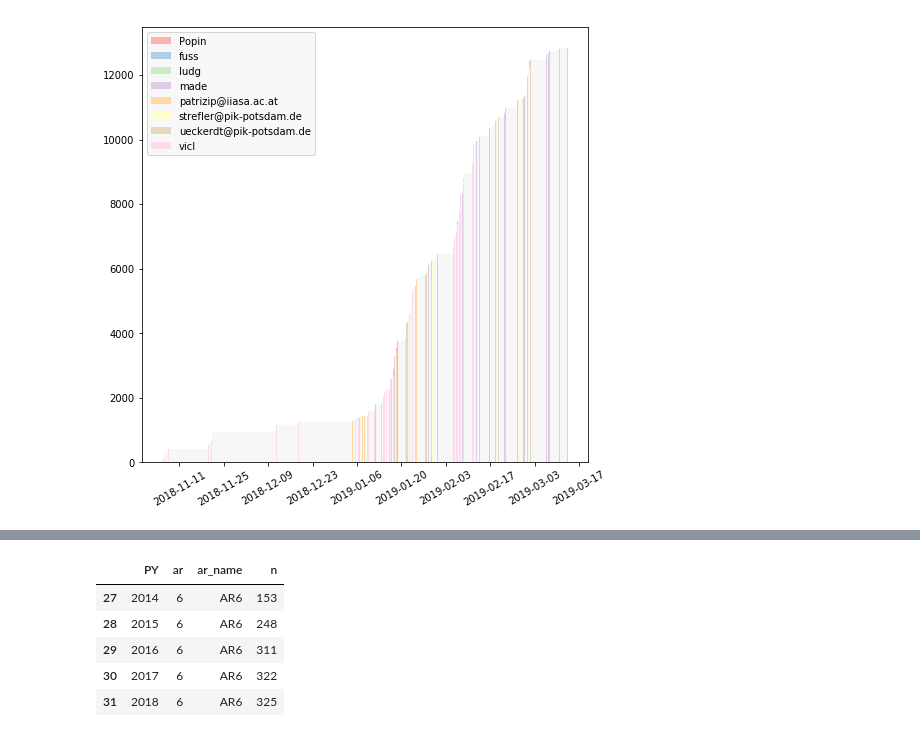
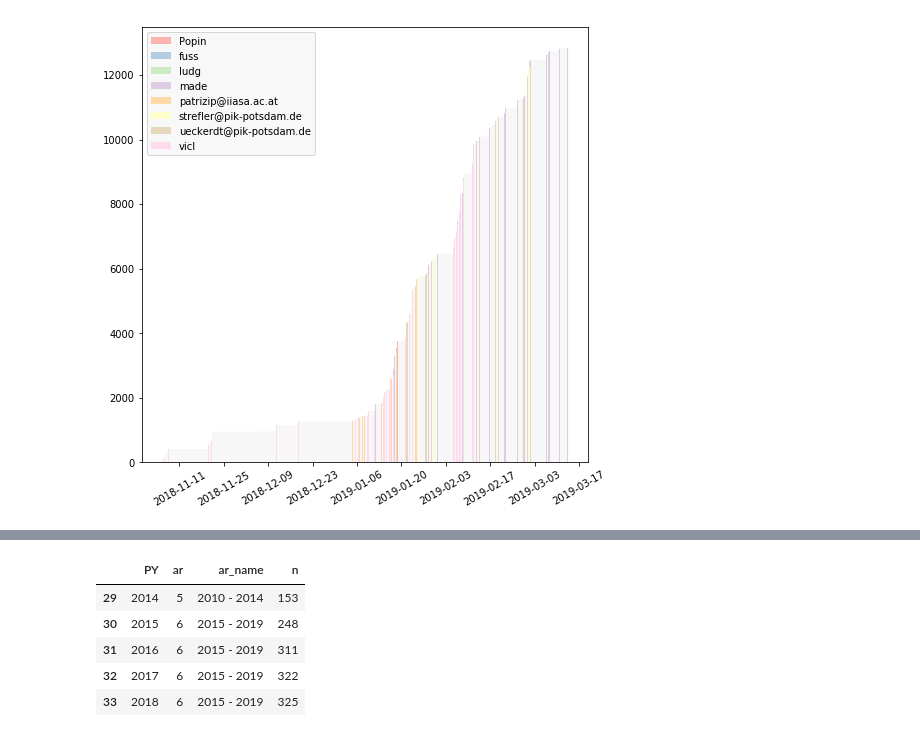
Before and after one commit to mcc-apsis/CCU, a Jupyter notebook: scoping_results.ipynb, the cells around one changed output, grey strips where cells are left out. Cells and saved outputs as stored; diff of their text form; code cells hidden in the pictures.

```diff
--- a/scoping_results.ipynb
+++ b/scoping_results.ipynb
@@ -106,34 +106,37 @@ plt.ylabel('Number of documents')
 # %%
 from utils.utils import ars
 
+syear = 1985
+ybin = 5
+
 bypy = docs.filter(
-       PY__in=range(1987,2019)
+       PY__in=range(syear,2019)
 ).values('PY').annotate(
     n = Count('UT', distinct=True)
 ).order_by('PY')
 
 bypy = []
-for py in range(1987,2019):
-    for ar in ars:
-        if py in ar['years']:
-            pyd = {"PY": py}
-            pyd['ar'] = ar['n']
-            pyd['ar_name'] = ar['name']
-            pyd['n'] = docs.filter(PY=py).count()
-            bypy.append(pyd)
+for py in range(syear,2019):
+    pn = (py-syear)//ybin
+    pyd = {"PY": py}
+    pyd['ar'] = pn
+    pyd['ar_name'] = f"{syear+ybin*pn} - {syear+ybin*(pn+1)-1}"
+    pyd['n'] = docs.filter(PY=py).count()
+    bypy.append(pyd)
+
 
 bypy = pd.DataFrame.from_dict(list(bypy))
 
 bypy.head()
 
 bypy.tail()
 # %% [output]
 |  | PY | ar | ar_name | n |
-| 27 | 2014 | 6 | AR6 | 153 |
-| 28 | 2015 | 6 | AR6 | 248 |
-| 29 | 2016 | 6 | AR6 | 311 |
-| 30 | 2017 | 6 | AR6 | 322 |
-| 31 | 2018 | 6 | AR6 | 325 |
+| 29 | 2014 | 5 | 2010 - 2014 | 153 |
+| 30 | 2015 | 6 | 2015 - 2019 | 248 |
+| 31 | 2016 | 6 | 2015 - 2019 | 311 |
+| 32 | 2017 | 6 | 2015 - 2019 | 322 |
+| 33 | 2018 | 6 | 2015 - 2019 | 325 |
 # %%
 doc_dict = []
 
```
Also changed, not shown: parts of 10 cells of this notebook, 5 other files.
